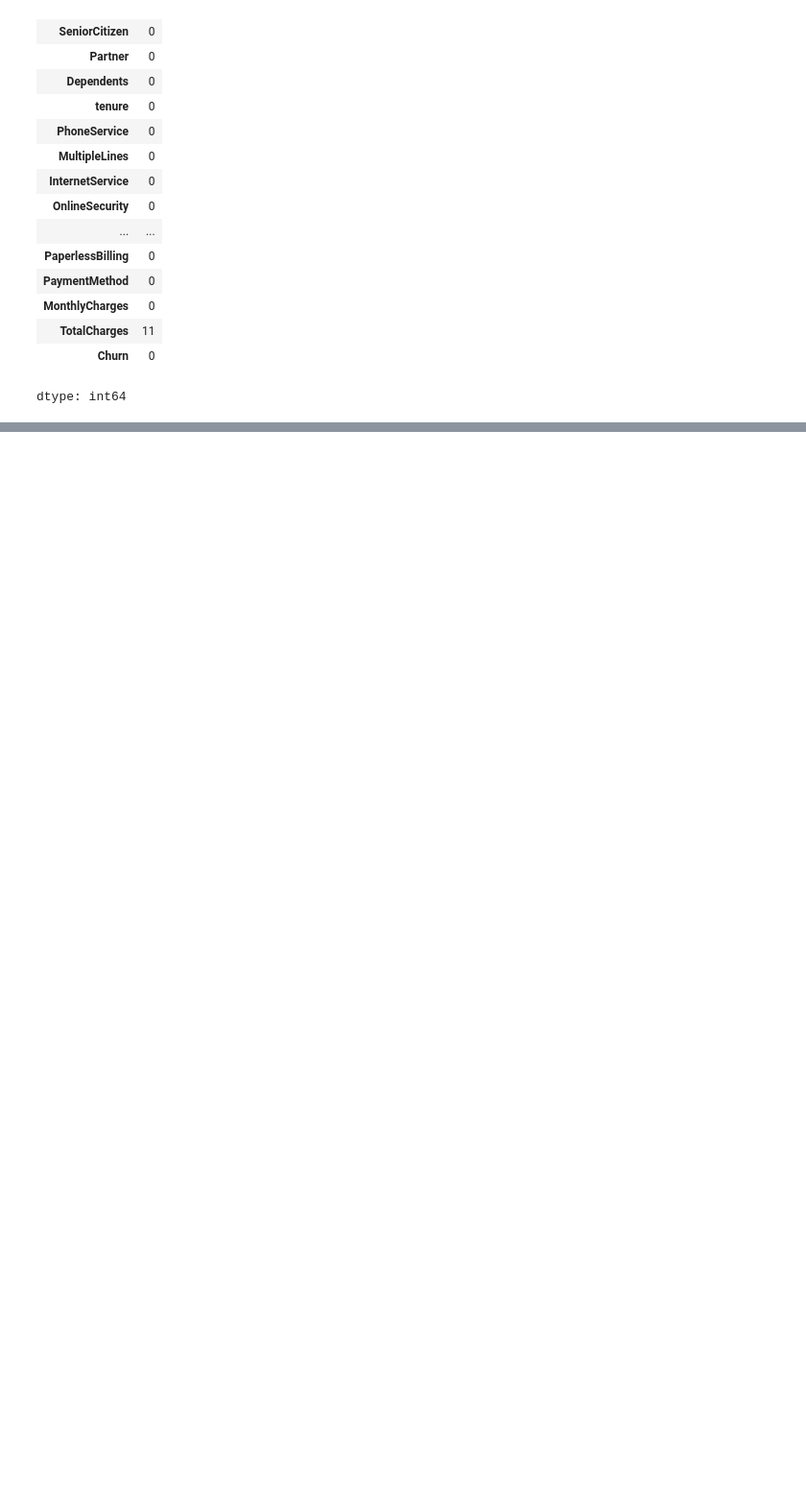
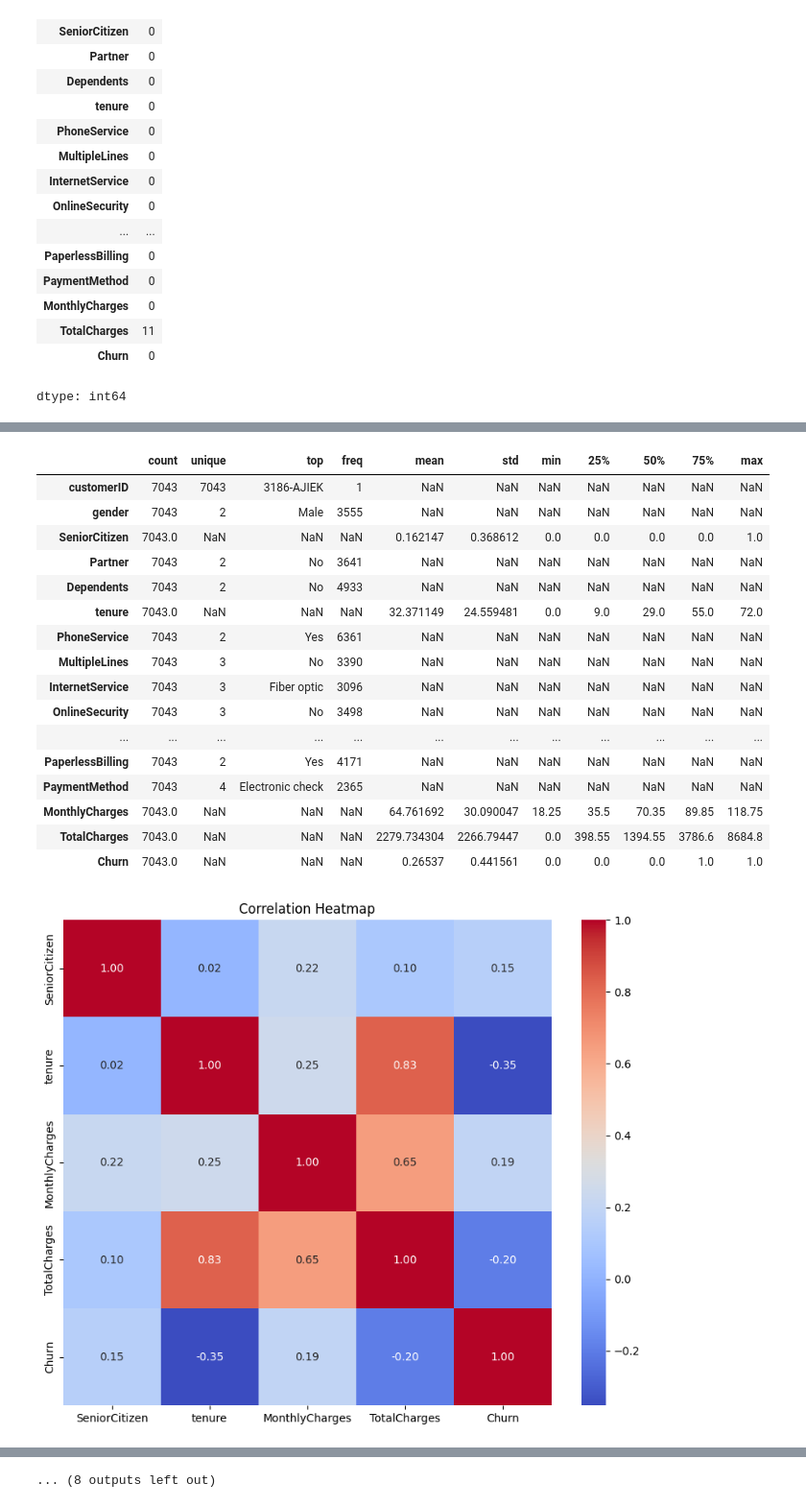
Before and after one commit to savindiperera/Customer_churn_prediction, a Jupyter notebook: churn.ipynb, the cells around one changed output, grey strips where cells are left out. Shown: that part at 96% size. Drawn from its saved outputs; the diff is of its cells as text; code cells hidden in the pictures; blank space fills up the shorter version.

```diff
--- a/churn.ipynb
+++ b/churn.ipynb
@@ -161,0 +227,12 @@ dtype: int64
+# %%
+#Data cleaning
+import numpy as np
+import pandas as pd
+df.columns = [c.strip() for c in df.columns]
+if 'TotalCharges' in df.columns:
+    df['TotalCharges'] = pd.to_numeric(df['TotalCharges'].replace(' ', np.nan))
+    df['TotalCharges'] = df['TotalCharges'].fillna(df['MonthlyCharges'] * df.get('tenure', 1))
+if df[target].dtype == object:
+    df[target] = df[target].str.strip().map({'Yes':1,'No':0})
+print(df[target].value_counts())
+df.head()
@@ -161,0 +251,38 @@ dtype: int64
+# %%
+#Detailed EDA & visualizations
+import matplotlib.pyplot as plt
+import seaborn as sns
+import numpy as np
+
+# Check for missing values
+print(df.isnull().sum())
+
+# Count duplicates
+dups = df.duplicated().sum()
+print(f"Number of duplicate rows: {dups}")
+
+# Summary statistics
+display(df.describe(include='all').T)
+
+# Define numeric columns before using them in heatmap
+num_cols = df.select_dtypes(include=np.number).columns.tolist()
+
+# Correlation heatmap
+plt.figure(figsize=(10,8))
+sns.heatmap(df[num_cols].corr(), annot=True, fmt=".2f", cmap="coolwarm")
+plt.title("Correlation Heatmap")
+plt.show()
+
+# Histograms for numeric columns
+df[num_cols].hist(figsize=(12,8), bins=20)
+plt.suptitle("Histograms of Numeric Columns")
+plt.show()
+
+# Bar plots for categorical columns
+cat_cols = df.select_dtypes(include='object').columns.tolist()
+for col in cat_cols:
+    plt.figure(figsize=(6,4))
+    sns.countplot(x=col, data=df, order=df[col].value_counts().index)
+    plt.title(f"Distribution of {col}")
+    plt.show()
+# %% [output]
@@ -161,0 +306,18 @@ dtype: int64
+|  | count | unique | top | freq | mean | std | min | 25% | 50% | 75% | max |
+| customerID | 7043 | 7043 | 3186-AJIEK | 1 | NaN | NaN | NaN | NaN | NaN | NaN | NaN |
+| gender | 7043 | 2 | Male | 3555 | NaN | NaN | NaN | NaN | NaN | NaN | NaN |
+| SeniorCitizen | 7043.0 | NaN | NaN | NaN | 0.162147 | 0.368612 | 0.0 | 0.0 | 0.0 | 0.0 | 1.0 |
+| Partner | 7043 | 2 | No | 3641 | NaN | NaN | NaN | NaN | NaN | NaN | NaN |
+| Dependents | 7043 | 2 | No | 4933 | NaN | NaN | NaN | NaN | NaN | NaN | NaN |
+| tenure | 7043.0 | NaN | NaN | NaN | 32.371149 | 24.559481 | 0.0 | 9.0 | 29.0 | 55.0 | 72.0 |
+| PhoneService | 7043 | 2 | Yes | 6361 | NaN | NaN | NaN | NaN | NaN | NaN | NaN |
+| MultipleLines | 7043 | 3 | No | 3390 | NaN | NaN | NaN | NaN | NaN | NaN | NaN |
+| InternetService | 7043 | 3 | Fiber optic | 3096 | NaN | NaN | NaN | NaN | NaN | NaN | NaN |
+| OnlineSecurity | 7043 | 3 | No | 3498 | NaN | NaN | NaN | NaN | NaN | NaN | NaN |
+| ... | ... | ... | ... | ... | ... | ... | ... | ... | ... | ... | ... |
+| PaperlessBilling | 7043 | 2 | Yes | 4171 | NaN | NaN | NaN | NaN | NaN | NaN | NaN |
+| PaymentMethod | 7043 | 4 | Electronic check | 2365 | NaN | NaN | NaN | NaN | NaN | NaN | NaN |
+| MonthlyCharges | 7043.0 | NaN | NaN | NaN | 64.761692 | 30.090047 | 18.25 | 35.5 | 70.35 | 89.85 | 118.75 |
+| TotalCharges | 7043.0 | NaN | NaN | NaN | 2279.734304 | 2266.79447 | 0.0 | 398.55 | 1394.55 | 3786.6 | 8684.8 |
+| Churn | 7043.0 | NaN | NaN | NaN | 0.26537 | 0.441561 | 0.0 | 0.0 | 0.0 | 1.0 | 1.0 |
+[figure, added]
@@ -161,0 +333 @@ dtype: int64
+... (8 outputs left out)
```
Also changed, not shown: parts of 15 cells of this notebook.
